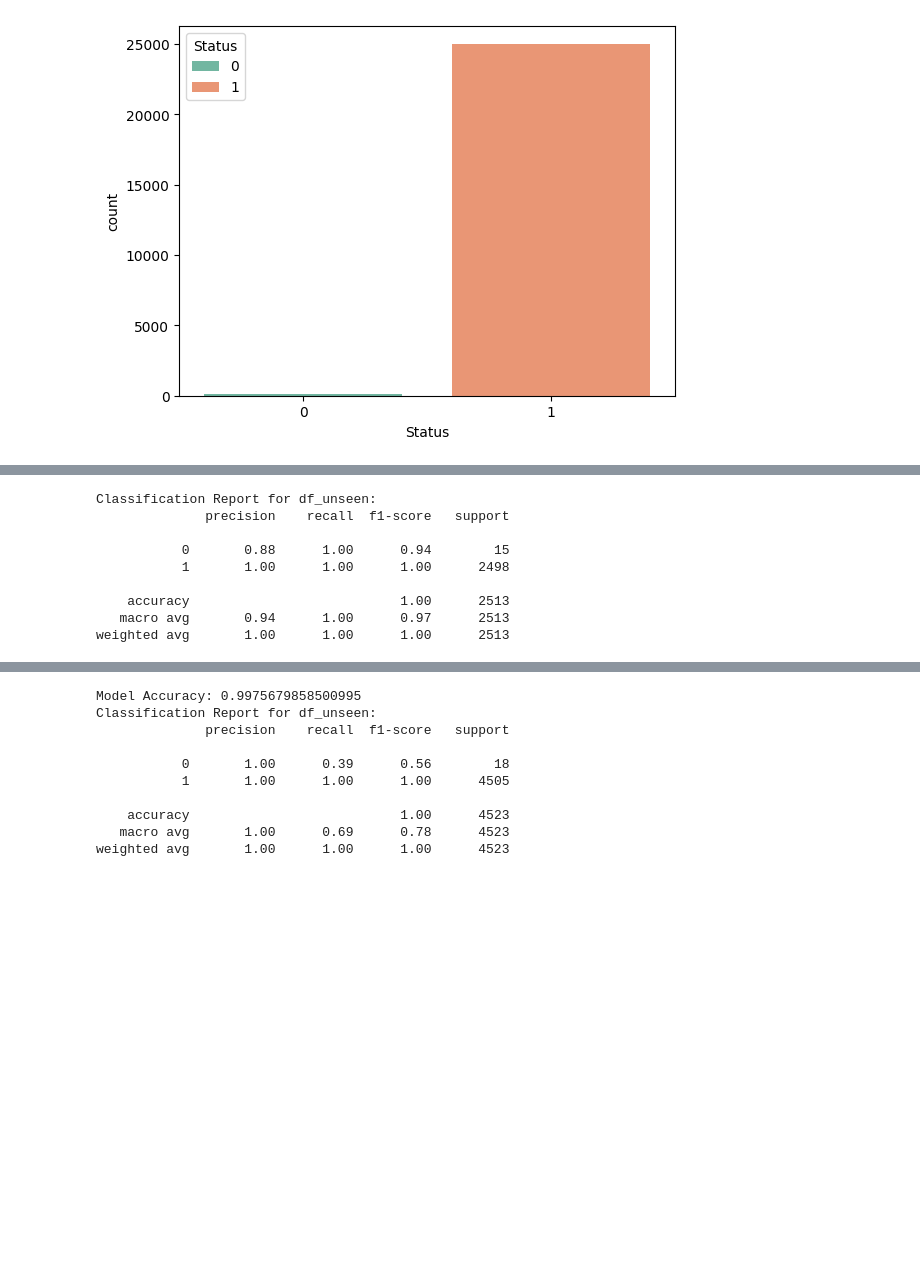
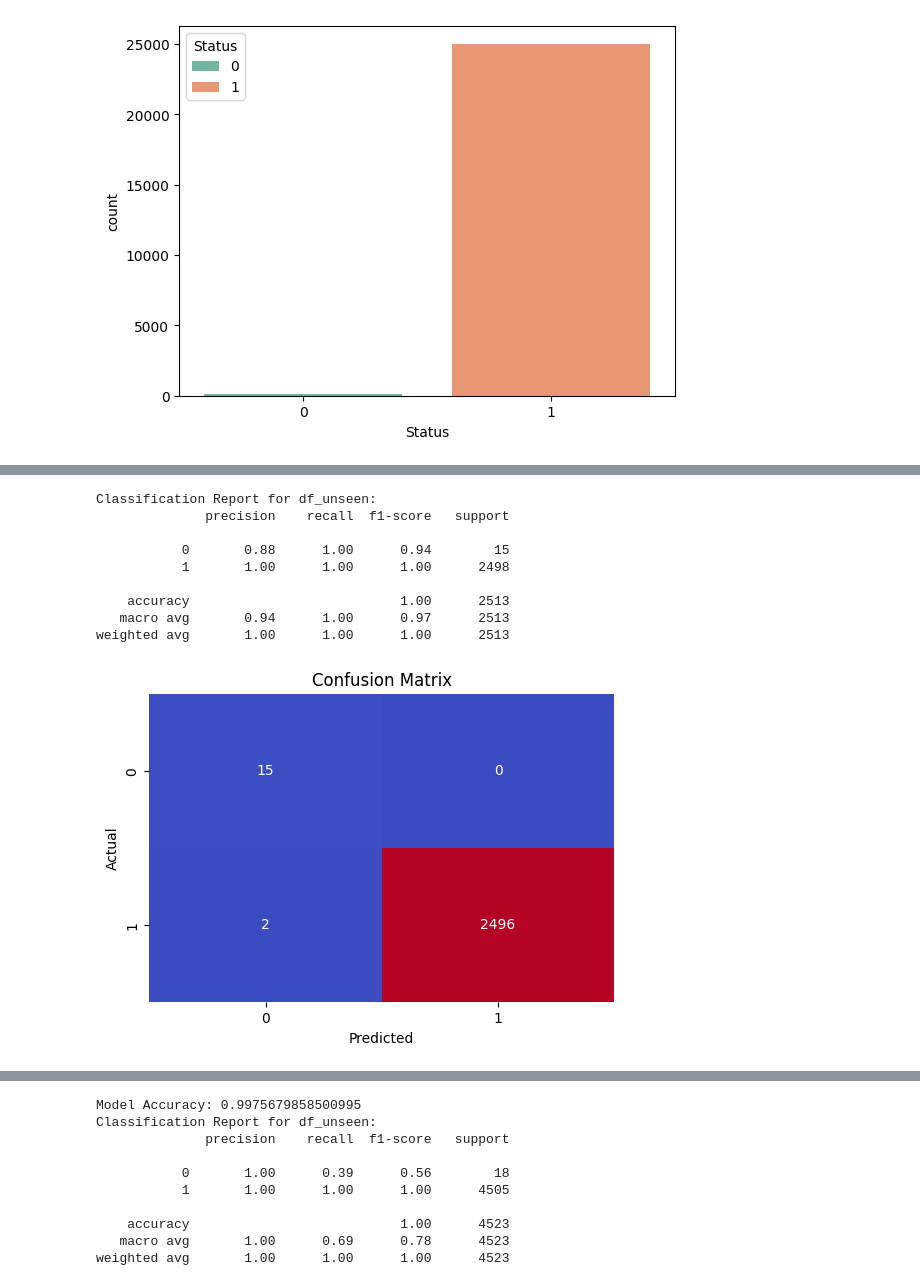
Before and after one commit to archx64-ait/ml-pattaya-ait, a Jupyter notebook: code/model_new.ipynb, the cells around one changed output, grey strips where cells are left out. Drawn from its saved outputs; the diff is of its cells as text; code cells hidden in the pictures; blank space fills up the shorter version.

```diff
--- a/code/model_new.ipynb
+++ b/code/model_new.ipynb
@@ -308,22 +399,36 @@ AUC Score for df_unseen: 1.00
 # %%
 X_unseen = df_unseen.drop(columns=[target] + ignore_features)
 y_unseen = df_unseen[target]
 
 y_unseen_pred = grid_search.predict(X_unseen)
 
 report = classification_report(y_unseen, y_unseen_pred)
 print("Classification Report for df_unseen:")
 print(report)
+
+from sklearn.metrics import confusion_matrix
+from matplotlib import pyplot as plt
+import seaborn as sns
+
+cm = confusion_matrix(y_unseen, y_unseen_pred)
+
+plt.figure(figsize=(6, 4))
+sns.heatmap(cm, annot=True, fmt='d', cmap='coolwarm', cbar=False)
+plt.title("Confusion Matrix")
+plt.ylabel("Actual")
+plt.xlabel("Predicted")
+plt.show()
 # %% [output]
 Classification Report for df_unseen:
               precision    recall  f1-score   support
 
            0       0.88      1.00      0.94        15
            1       1.00      1.00      1.00      2498
 
     accuracy                           1.00      2513
    macro avg       0.94      1.00      0.97      2513
 weighted avg       1.00      1.00      1.00      2513
+[figure, added]
 # %%
 
 
```
Also changed, not shown: parts of 15 cells of this notebook, 2 other files.
